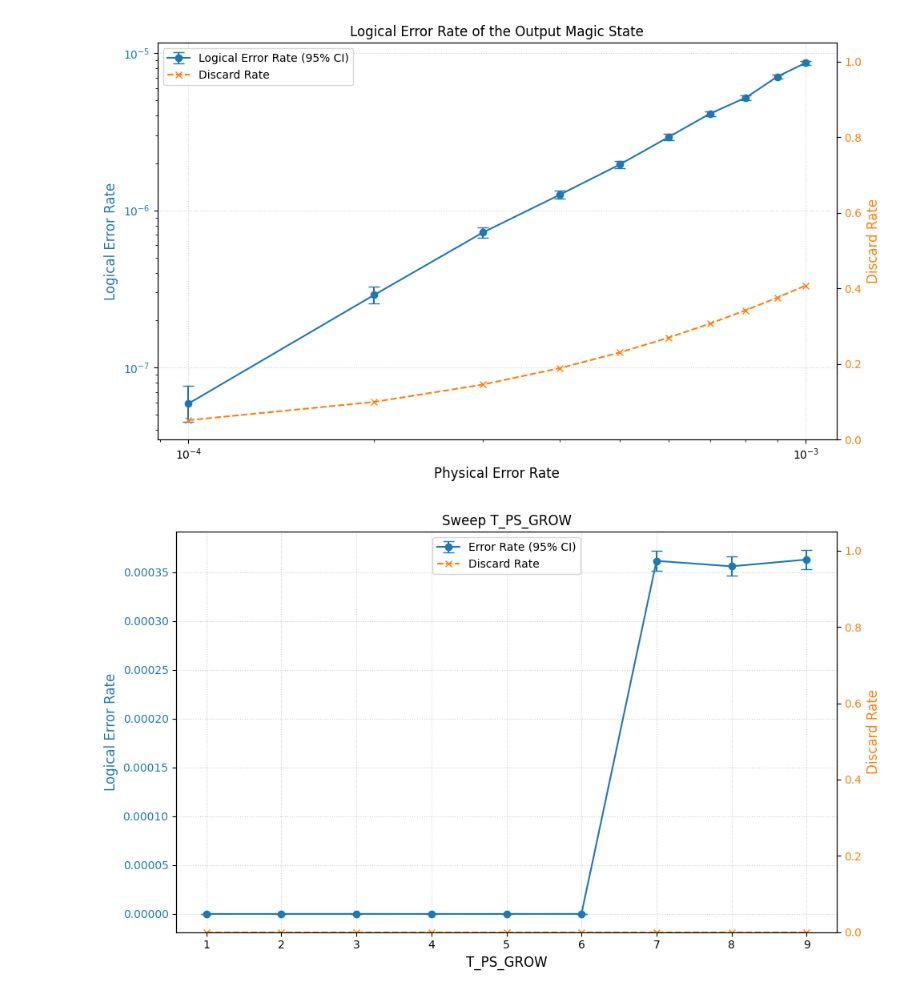
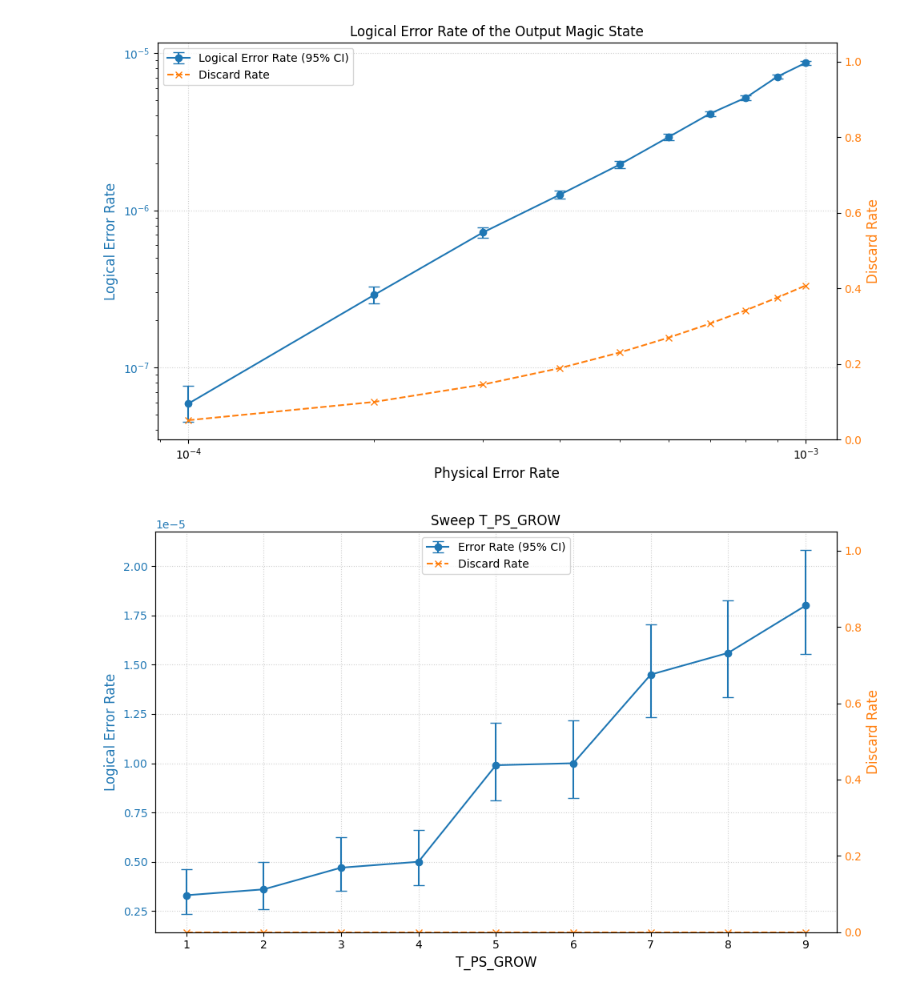
Before and after one commit to itpyi/surface_magic, a Jupyter notebook: plot/plot.ipynb, the cells around one changed output. Cells and saved outputs as stored; diff of their text form; code cells hidden in the pictures.

Commit message:
online bposd

```diff
--- a/plot/plot.ipynb
+++ b/plot/plot.ipynb
@@ -846,7 +846,7 @@ import json
 import numpy as np
 from collections import defaultdict
 
-filename = '../online/sinter_results_sweep_time_1e-05.csv' # 你的文件名
+filename = '../online/sinter_results_sweep_time_bposd_1e-06.csv' # 你的文件名
 
 # 1. 准备数据容器
 # 使用 defaultdict，防止同一个 T_MAINTAIN 有多行数据
@@ -950,32 +950,32 @@ ax1.set_ylabel('Logical Error Rate', color=color_err, fontsize=12)
 
 # 组合不对称的 Error Bar 数据: shape 为 (2, N) -> [row_lower, row_upper]
 asymmetric_err = [y_err_lows, y_err_highs]
 
 line1 = ax1.errorbar(sorted_xs, y_vals, yerr=asymmetric_err,
                      color=color_err, fmt='-o', capsize=5, label='Error Rate')
 
 ax1.tick_params(axis='y', labelcolor=color_err)
 ax1.grid(True, which='major', linestyle=':', alpha=0.6)
 
 # 科学计数法
-# ax1.ticklabel_format(axis='y', style='sci', scilimits=(0,0))
+ax1.ticklabel_format(axis='y', style='sci', scilimits=(0,0))
 
 # --- 右轴：Discard Rate ---
 ax2 = ax1.twinx()
 color_disc = 'tab:orange'
 ax2.set_ylabel('Discard Rate', color=color_disc, fontsize=12)
 
 line2, = ax2.plot(sorted_xs, y_disc_rates, color=color_disc,
                   marker='x', linestyle='--', label='Discard Rate')
 
 ax2.tick_params(axis='y', labelcolor=color_disc)
 ax2.set_ylim(0, 1.05)
 
 # 图例
 plt.legend([line1, line2], ['Error Rate (95% CI)', 'Discard Rate'], loc='upper center')
 
 plt.title('Sweep T_PS_GROW')
 plt.tight_layout()
 plt.show()
 # %% [output]
-[figure, old version]
+[figure, new version]
```
Also changed, not shown: parts of 1 cell of this notebook, 2 other files.
